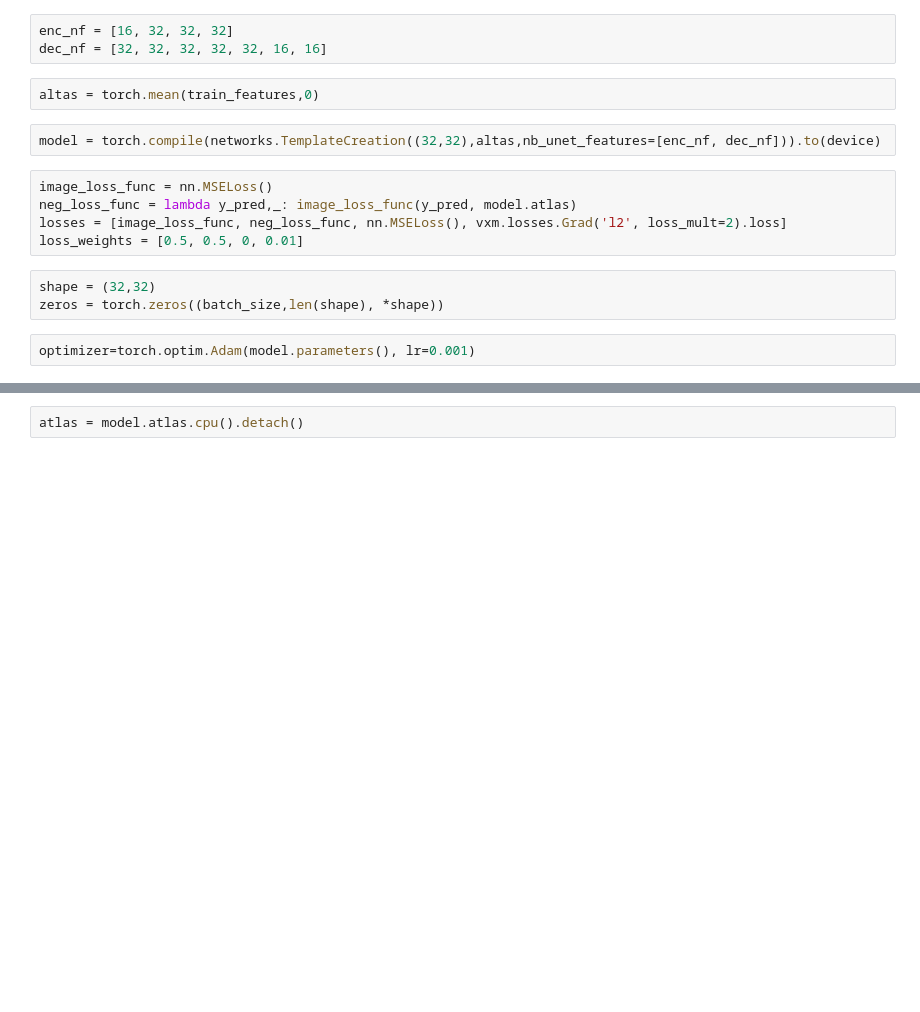
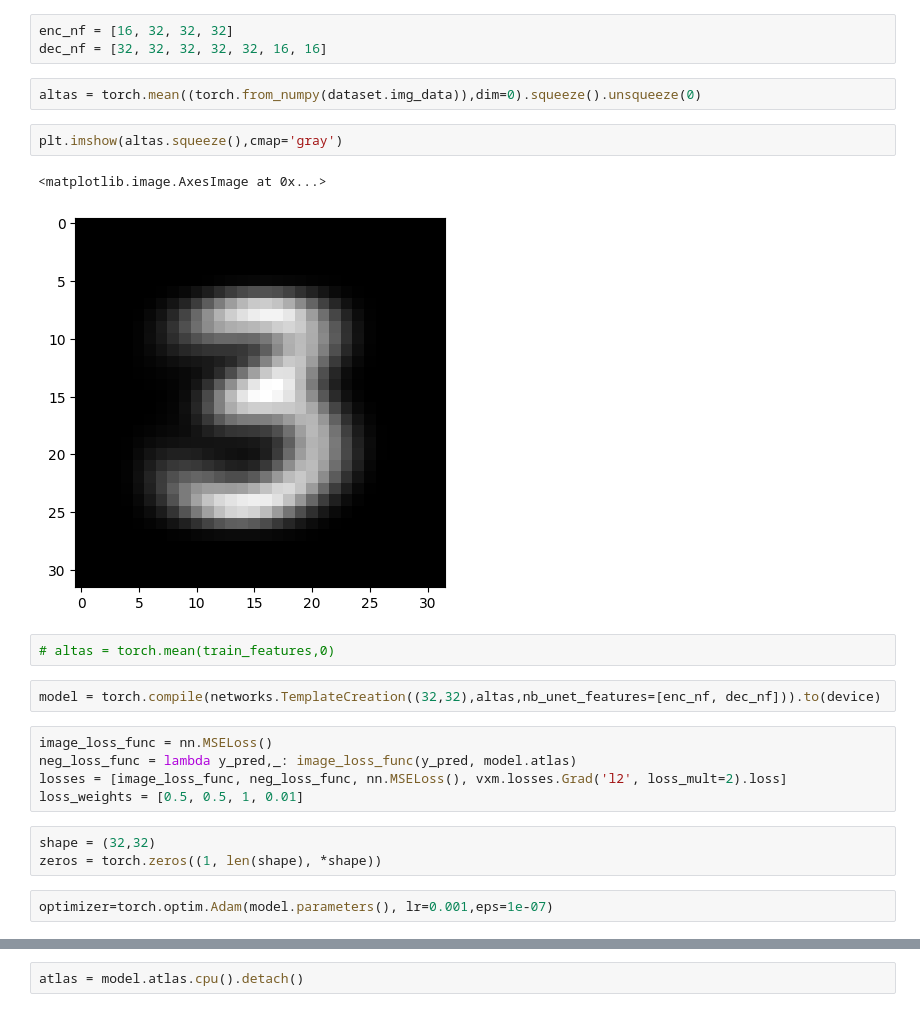
Before and after one commit to eiroW/voxelmorph, a Jupyter notebook: test-atlas-torch.ipynb, the cells around one changed output, grey strips where cells are left out. Saved outputs shown, nothing was run; the diff lists cells and outputs as text; blank space fills up the shorter version.

```diff
--- a/test-atlas-torch.ipynb
+++ b/test-atlas-torch.ipynb
@@ -62,20 +62,27 @@ train_features,_ = next(iter(train_dataloader))
 # %%
 enc_nf = [16, 32, 32, 32]
 dec_nf = [32, 32, 32, 32, 32, 16, 16]
+# %%
+altas = torch.mean((torch.from_numpy(dataset.img_data)),dim=0).squeeze().unsqueeze(0)
+# %%
+plt.imshow(altas.squeeze(),cmap='gray')
+# %% [output]
+<matplotlib.image.AxesImage at 0x...>
+[figure, added]
 # %%
-altas = torch.mean(train_features,0)
+# altas = torch.mean(train_features,0)
 # %%
 model = torch.compile(networks.TemplateCreation((32,32),altas,nb_unet_features=[enc_nf, dec_nf])).to(device)
 # %%
 image_loss_func = nn.MSELoss()
 neg_loss_func = lambda y_pred,_: image_loss_func(y_pred, model.atlas)
 losses = [image_loss_func, neg_loss_func, nn.MSELoss(), vxm.losses.Grad('l2', loss_mult=2).loss]
-loss_weights = [0.5, 0.5, 0, 0.01]
+loss_weights = [0.5, 0.5, 1, 0.01]
 # %%
 shape = (32,32)
-zeros = torch.zeros((batch_size,len(shape), *shape))
+zeros = torch.zeros((1, len(shape), *shape))
 # %%
-optimizer=torch.optim.Adam(model.parameters(), lr=0.001)
+optimizer=torch.optim.Adam(model.parameters(), lr=0.001,eps=1e-07)
 # %%
 loss_his = []
 step = 25
```
Also changed, not shown: parts of 5 cells of this notebook, 2 other files.
